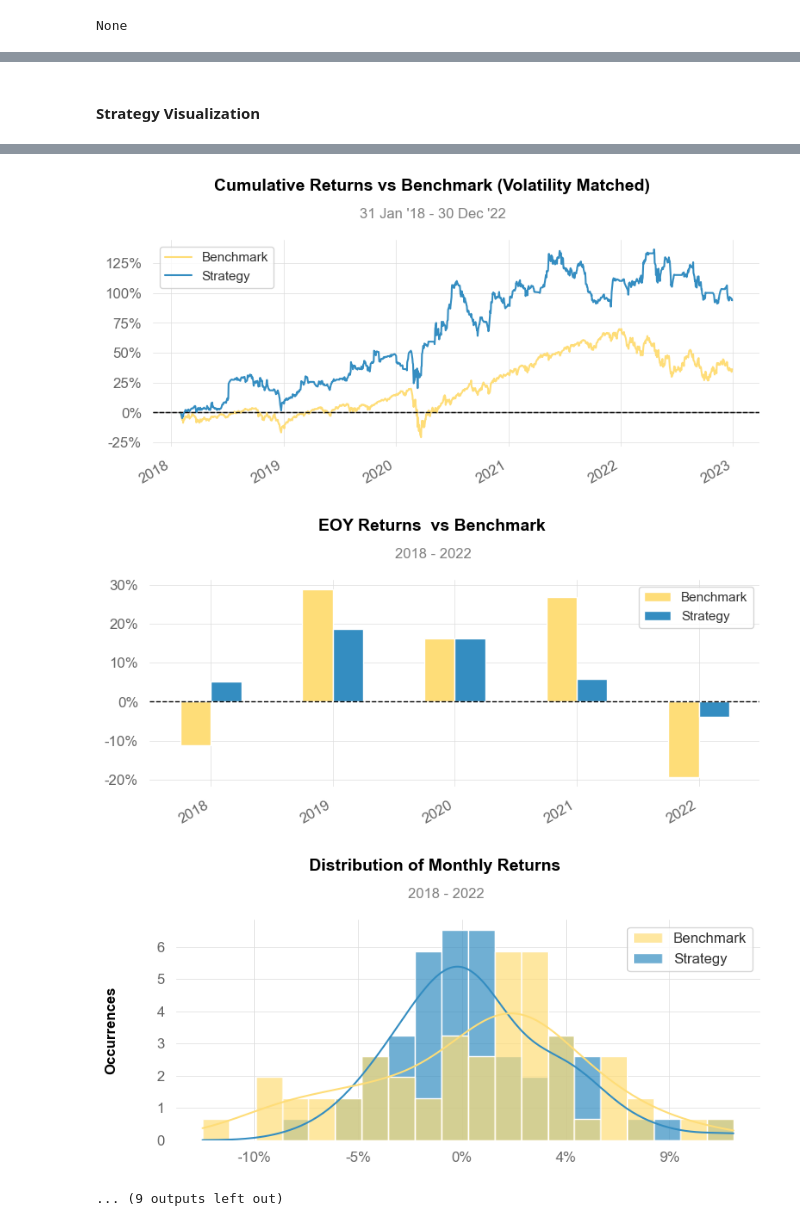
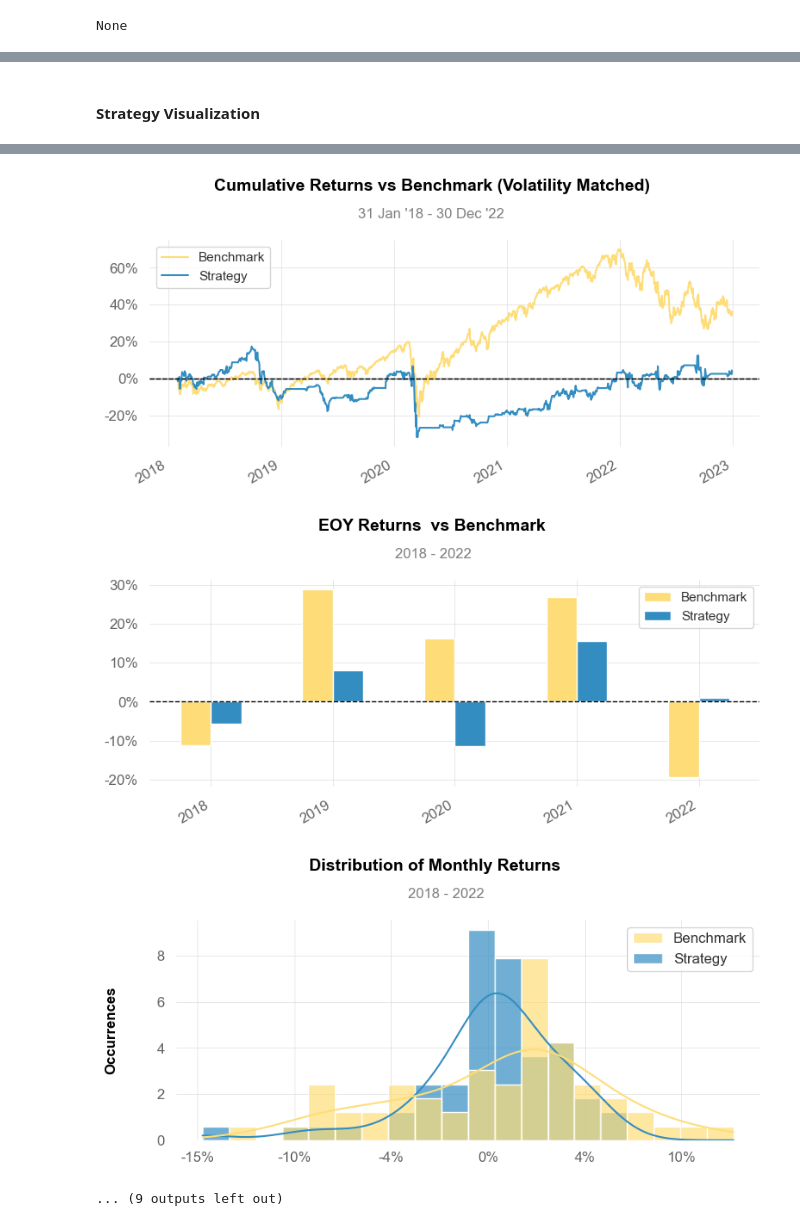
Before and after one commit to mhmunem/mean-reversion-backtests, a Jupyter notebook: notebooks/i_bb_rsi_strat copy.ipynb, the cells around one changed output, grey strips where cells are left out. Drawn from its saved outputs; the diff is of its cells as text; code cells hidden in the pictures.

```diff
--- a/notebooks/i_bb_rsi_strat copy.ipynb
+++ b/notebooks/i_bb_rsi_strat copy.ipynb
@@ -62,7 +62,7 @@ load_extensions(
 ROOT_DIR = abspath('../')
 sys.path.append(ROOT_DIR)
 # %%
-bundle = 'sp500bundle'
+bundle = 'sp50bundle'
 calendar_name = 'NYSE'
 calendar = get_calendar(calendar_name)
 bundle_data = bundles.load(bundle)
@@ -182,8 +241,8 @@ def plots(results):
 # %%
 def initialize(context):
     context.idx = 0
-    context.df = sp500_stock_data.close
-    context.bollinger_window = 20
+    context.tickers = tickers
+    context.window = 20
     context.bollinger_dev = 1.5
     context.stop_loss = 0.05
     context.take_profit  = 0.05
@@ -197,67 +256,37 @@ def initialize(context):
 
     # set_commission(PerShare(cost=0.003))
     # set_slippage(VolumeShareSlippage(volume_limit=0.10, price_impact=0.15))
-def calculate_hurst(context, data):
-        context.curr_portfolio_assets = set()
-
-        if context.backtest == False:
-            context.backtest = True
-            context.start_idx = 0
-            context.end_idx = context.mrp_window  - 1
-        else:
-            context.start_idx = (context.idx - 1) - 252 * 3
-            context.end_idx = context.idx - 1
-
-        df2 = context.df[context.start_idx : context.end_idx]
-        print(f"Portfolio Creation Date: {context.df.index[context.start_idx]} to : {context.df.index[context.end_idx]}")
-        print(f"Trade Starting Date: {context.current_date}")
-
-        if type == 'predictability':
-            context.weights = predictability(df2)
-        elif type == 'crossings':
-            context.weights = crossing(df2)
-        elif type == 'portmanteau':
-            context.weights = portmanteau(df2)
-        elif type == 'optimize_cross':
-            context.weights = optimize_cross(df2)
-        elif type == 'optimize_predictibility':
-            context.weights = optimize_predictibility(df2)
-
-        for asset in context.weights.keys():
-            context.curr_portfolio_assets.add(symbol(asset))
-        context.backtest = True
-
 
 def handle_data(context, data):
     context.idx += 1
-    if context.idx < context.bollinger_window:
+    if context.idx < context.window:
         return
 
     for ticker in context.tickers:
         # Get historical price data using data.history
-        prices = data.history(symbol(ticker), 'price', context.bollinger_window + 1, '1d')
+        prices = data.history(symbol(ticker), 'price', context.window + 1, '1d')
 
         # Calculate Bollinger Bands
-        sma = prices.mean()
-        rolling_std = prices.std()
-        upper_band = sma + (context.bollinger_dev * rolling_std)
-        lower_band = sma - (context.bollinger_dev * rolling_std)
+        upper_band, mid_band, lower_band = calculate_bollinger_bands(prices, context.bollinger_dev, window=context.window)
+        rsi_value = calculate_rsi(prices,window=context.window)
+        current_price = data.current(symbol(ticker), 'price')
 
-        current_price = data.current(symbol(ticker), 'price')
+        # Generate signals based on Bollinger Bands,
+        if current_price < lower_band and rsi_value<30 and ticker not in context.buy_stocks:       #
+            order_value(symbol(ticker), context.portfolio.cash * context.cash_pct)  # Buy Signal
+            context.buy_count += 1
+            context.buy_stocks.add(ticker)
+            # print("Bought")
+        elif current_price > upper_band and rsi_value>70 and ticker in context.buy_stocks: #
+            order_target_percent(symbol(ticker), 0)  # Sell Signal
+            context.sell_count += 1
+            context.buy_stocks.remove(ticker)
+            # print("Sold")
+
+        # Calculate stop-loss, and take-profit
         cost_basis = context.portfolio.positions[symbol(ticker)].cost_basis
         amount = context.portfolio.positions[symbol(ticker)].amount
 
-        # Generate signals based on Bollinger Bands,
-        if current_price < lower_band and ticker not in context.buy_stocks:
-            order_value(symbol(ticker), context.portfolio.cash * context.cash_pct)  # Buy Signal
-            context.buy_count += 1
-            context.buy_stocks.add(ticker)
-        elif current_price > upper_band and ticker in context.buy_stocks:
-            order_target_percent(symbol(ticker), 0)  # Sell Signal
-            context.sell_count += 1
-            context.buy_stocks.remove(ticker)
-
-        # stop-loss, and take-profit
         high = data.history(symbol(ticker), 'high', context.atr_window + 1, '1d')
         low = data.history(symbol(ticker), 'low', context.atr_window + 1, '1d')
         close = data.history(symbol(ticker), 'close', context.atr_window + 1, '1d')
@@ -280,7 +309,7 @@ def handle_data(context, data):
         # Record the values for later analysis
         record(
             price=current_price,
-            mid=sma,
+            mid=mid_band,
             upper=upper_band,
             lower=lower_band,
             buy_count = context.buy_count,
@@ -335,4 +364,4 @@ Strategy Visualization
-[figure, old version]
+[figure, new version]
-[figure, old version]
+[figure, new version]
-[figure, old version]
+[figure, new version]
 ... (9 outputs left out)
```
Also changed, not shown: parts of 10 cells of this notebook.
